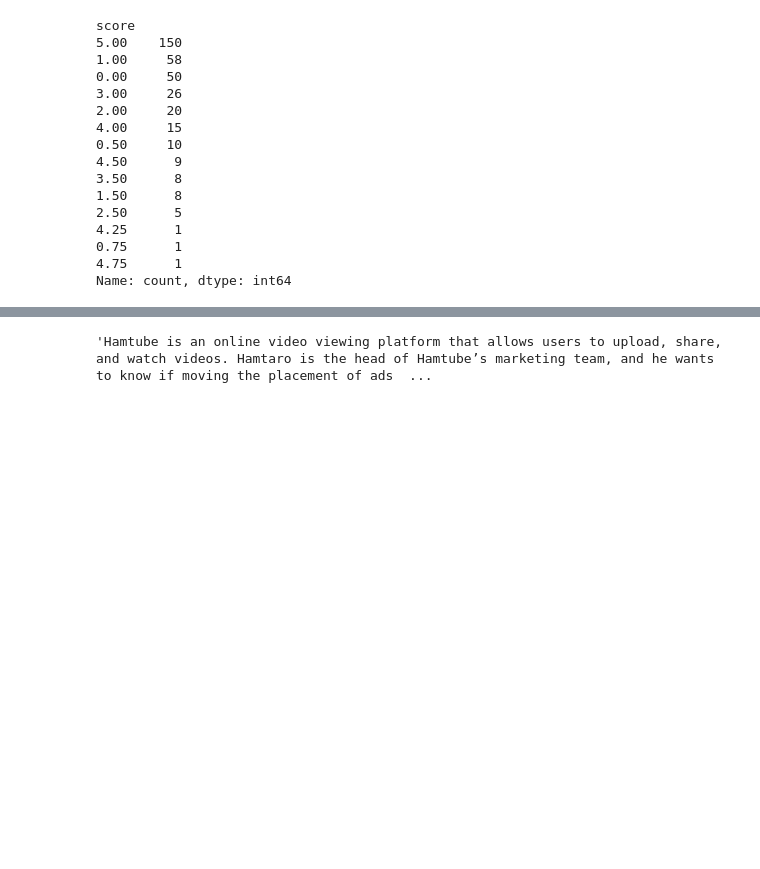
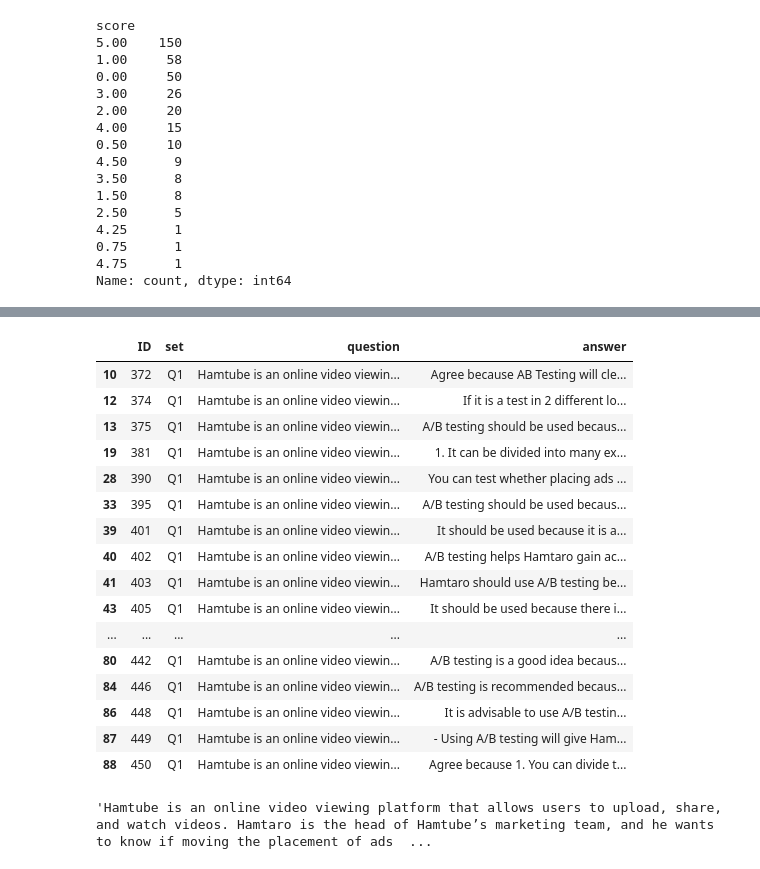
Before and after one commit to bookpanda/2110572-NLP-SYS, a Jupyter notebook: codes/midterm/midterm_prompt.ipynb, the cells around one changed output, grey strips where cells are left out. Cells and saved outputs as stored; diff of their text form; code cells hidden in the pictures; blank space fills up the shorter version.

```diff
--- a/codes/midterm/midterm_prompt.ipynb
+++ b/codes/midterm/midterm_prompt.ipynb
@@ -114,3 +130,23 @@ Q4_test = test_df[test_df['set'] == 'Q4']
+# %%
+Q1_test
+# %% [output]
+|  | ID | set | question | answer |
+| 10 | 372 | Q1 | Hamtube is an online video viewin... | Agree because AB Testing will cle... |
+| 12 | 374 | Q1 | Hamtube is an online video viewin... | If it is a test in 2 different lo... |
+| 13 | 375 | Q1 | Hamtube is an online video viewin... | A/B testing should be used becaus... |
+| 19 | 381 | Q1 | Hamtube is an online video viewin... | 1. It can be divided into many ex... |
+| 28 | 390 | Q1 | Hamtube is an online video viewin... | You can test whether placing ads ... |
+| 33 | 395 | Q1 | Hamtube is an online video viewin... | A/B testing should be used becaus... |
+| 39 | 401 | Q1 | Hamtube is an online video viewin... | It should be used because it is a... |
+| 40 | 402 | Q1 | Hamtube is an online video viewin... | A/B testing helps Hamtaro gain ac... |
+| 41 | 403 | Q1 | Hamtube is an online video viewin... | Hamtaro should use A/B testing be... |
+| 43 | 405 | Q1 | Hamtube is an online video viewin... | It should be used because there i... |
+| ... | ... | ... | ... | ... |
+| 80 | 442 | Q1 | Hamtube is an online video viewin... | A/B testing is a good idea becaus... |
+| 84 | 446 | Q1 | Hamtube is an online video viewin... | A/B testing is recommended becaus... |
+| 86 | 448 | Q1 | Hamtube is an online video viewin... | It is advisable to use A/B testin... |
+| 87 | 449 | Q1 | Hamtube is an online video viewin... | - Using A/B testing will give Ham... |
+| 88 | 450 | Q1 | Hamtube is an online video viewin... | Agree because 1. You can divide t... |
 # %%
 Q1_train['question'].iloc[0]
 # %% [output]
```
Also changed, not shown: parts of 10 cells of this notebook, 1 other file.
